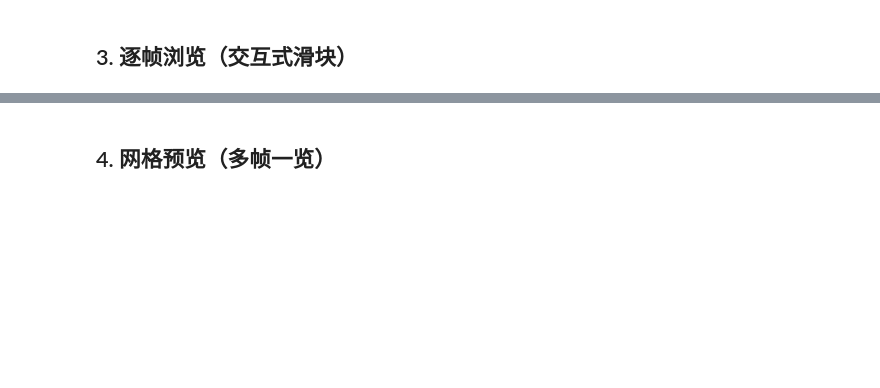
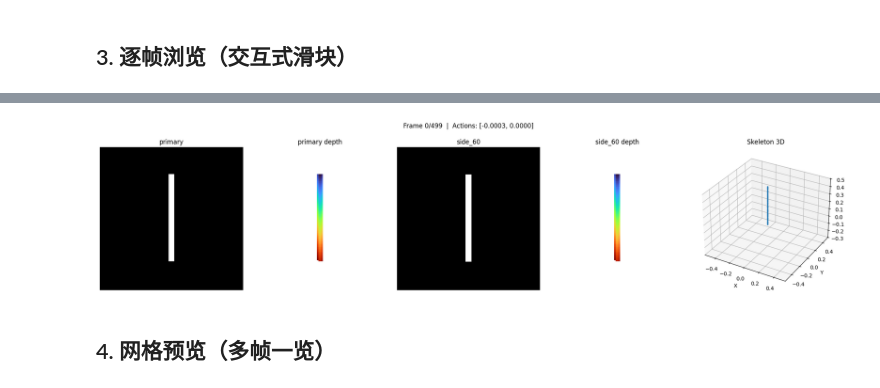
Before and after one commit to TofuR/SelfSoftRobot, a Jupyter notebook: notebooks/01_data_exploration.ipynb, the cells around one changed output, grey strips where cells are left out. Saved outputs shown, nothing was run; the diff lists cells and outputs as text; code cells hidden in the pictures; blank space fills up the shorter version.

```diff
--- a/notebooks/01_data_exploration.ipynb
+++ b/notebooks/01_data_exploration.ipynb
@@ -69,6 +169,7 @@ if 'dt' in data:
 # %%
 fig, ax = plt.subplots(figsize=(12, 3))
 colors = ['tab:red', 'tab:blue', 'tab:green', 'tab:orange']
+actions = info['actions']
 for d in range(actions.shape[1]):
     ax.plot(actions[:, d], color=colors[d % len(colors)], label=f'Action {d}')
 ax.set_xlabel('Frame')
@@ -115,0 +186,68 @@ on_slider_change(None)
+# %%
+# ---- 交互式多视角 + 深度浏览 ----
+images_all = info['images']   # (N, V, H, W)
+depths_all = info.get('depths')  # (N, V, H, W) or None
+has_depth = depths_all is not None
+has_sk = 'positions' in info
+
+# 计算 3D 骨架轴范围（全局，X/Y 以 0 为中心对称）
+if has_sk:
+    _ap = info['positions'].reshape(3, -1)
+    _xy_max = max(np.abs(_ap[0]).max(), np.abs(_ap[1]).max()) * 1.1
+    _z_min, _z_max = _ap[2].min(), _ap[2].max()
+    _z_margin = (_z_max - _z_min) * 0.05
+    sk_xlim = (-_xy_max, _xy_max)
+    sk_ylim = (-_xy_max, _xy_max)
+    sk_zlim = (_z_min - _z_margin, _z_max + _z_margin)
+
+# 计算子图列数: 每视角一张图像 + (可选)每视角一张深度 + (可选)1张骨架3D
+ncols = V * (2 if has_depth else 1) + (1 if has_sk else 0)
+
+slider = widgets.IntSlider(min=0, max=N-1, step=1, value=0, description='Frame')
+out = widgets.Output()
+
+def show_frame(frame_idx):
+    fig = plt.figure(figsize=(4 * ncols, 5))
+
+    col = 0
+    for v in range(V):
+        # 图像
+        ax = fig.add_subplot(1, ncols, col + 1)
+        ax.imshow(images_all[frame_idx, v], cmap='gray', vmin=0, vmax=1)
+        ax.set_title(f'{info["view_names"][v]}')
+        ax.axis('off')
+        col += 1
+
+        # 深度图
+        if has_depth:
+            ax = fig.add_subplot(1, ncols, col + 1)
+            dep = depths_all[frame_idx, v]
+            dep_masked = np.ma.masked_where(dep == 0, dep)
+            ax.imshow(dep_masked, cmap='turbo')
+            ax.set_title(f'{info["view_names"][v]} depth')
+            ax.axis('off')
+            col += 1
+
+    # 3D 骨架
+    if has_sk:
+        ax = fig.add_subplot(1, ncols, col + 1, projection='3d')
+        pos = info['positions'][frame_idx]  # (3, N_nodes)
+        ax.plot(pos[0], pos[1], pos[2], 'o-', markersize=2, linewidth=1.5)
+        ax.set_title('Skeleton 3D')
+        ax.set_xlabel('X'); ax.set_ylabel('Y'); ax.set_zlabel('Z')
+        ax.set_xlim(*sk_xlim); ax.set_ylim(*sk_ylim); ax.set_zlim(*sk_zlim)
+
+    act_str = ', '.join([f'{v:.4f}' for v in actions[frame_idx]])
+    fig.suptitle(f'Frame {frame_idx}/{N-1}  |  Actions: [{act_str}]', fontsize=12)
+    plt.tight_layout()
+    plt.show()
+
+def on_slider_change(change):
+    with out:
+        clear_output(wait=True)
+        show_frame(slider.value)
+
+slider.observe(on_slider_change, names='value')
+display(slider, out)
+show_frame(0)
+# %% [output]
@@ -116,3 +256,4 @@ on_slider_change(None)
+[figure, added]
 # %% [markdown]
 ## 4. 网格预览（多帧一览）
 # %%
```
Also changed, not shown: parts of 15 cells of this notebook, 2 other files.
